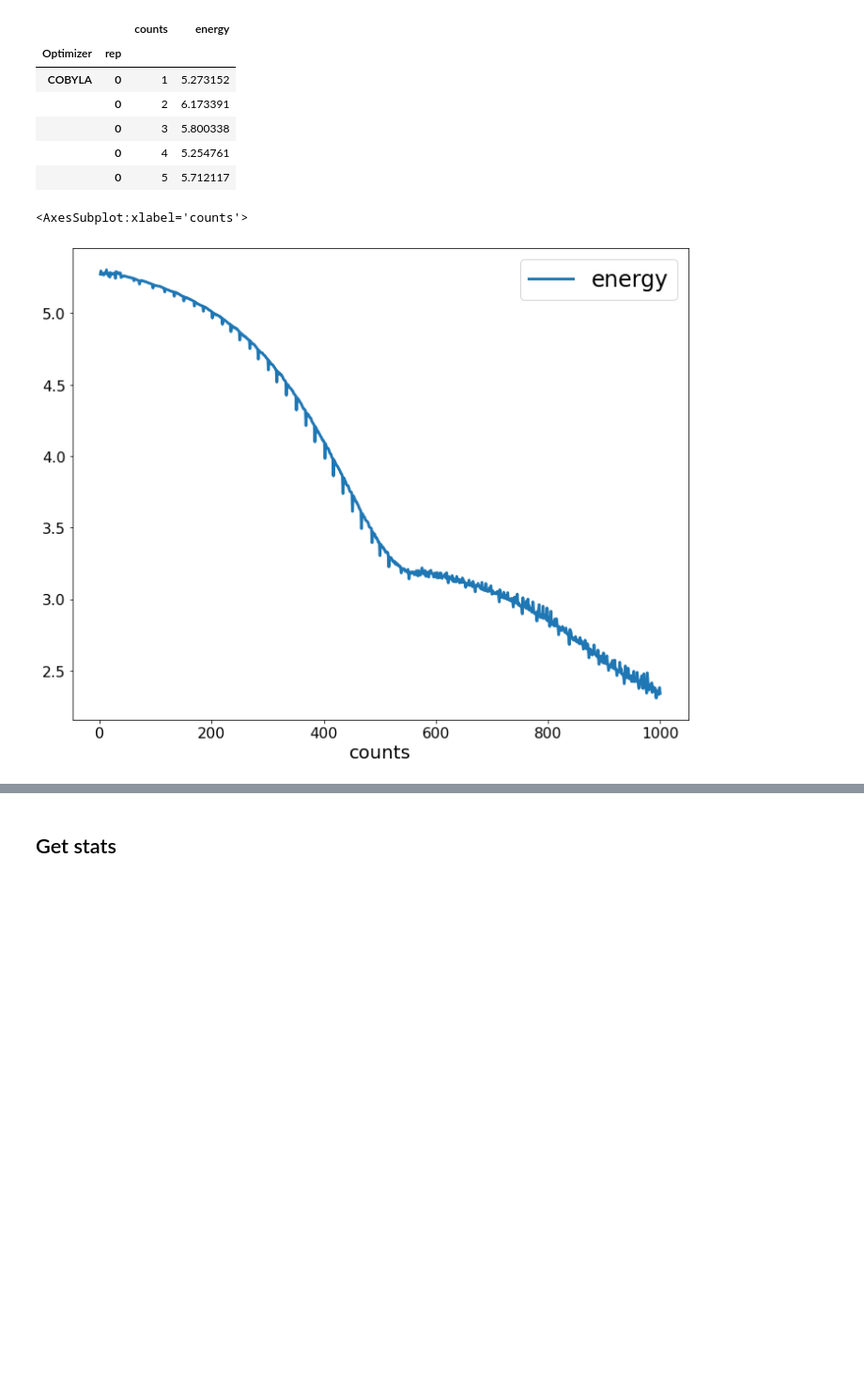
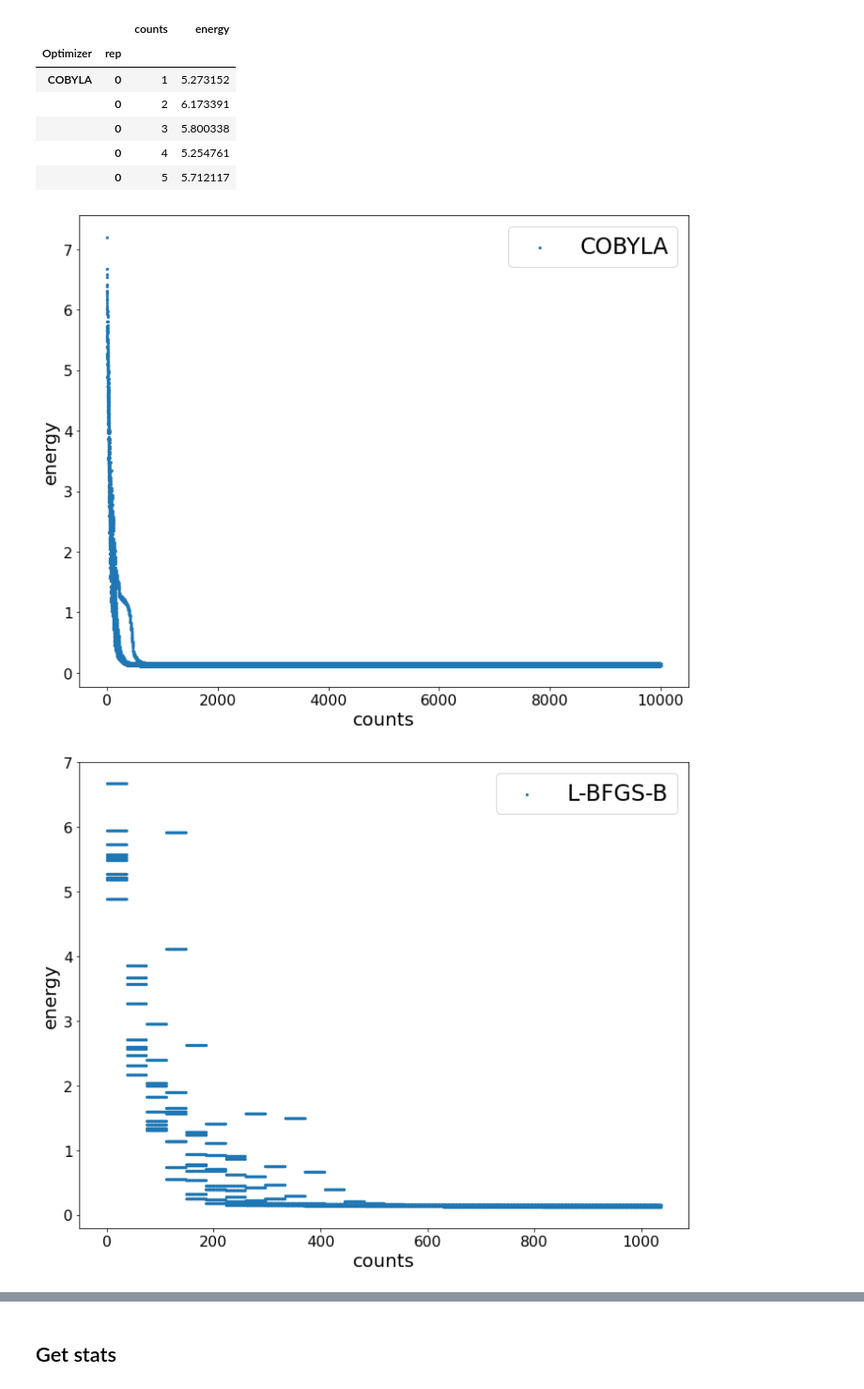
Before and after one commit to erinaldi/bmn2-qiskit, a Jupyter notebook: notebooks/00_figures.ipynb, the cells around one changed output, grey strips where cells are left out. Shown at 94% size. Drawn from its saved outputs; the diff is of its cells as text; code cells hidden in the pictures; blank space fills up the shorter version.

```diff
--- a/notebooks/00_figures.ipynb
+++ b/notebooks/00_figures.ipynb
@@ -65,7 +65,8 @@ result.head()
 |  | 0 | 4 | 5.254761 |
 |  | 0 | 5 | 5.712117 |
 # %%
-result.loc["NELDER-MEAD",0].plot(x='counts',y='energy')
+for o in opt_label:
+    result.loc[o].plot.scatter(x='counts',y='energy',marker=".",label=o)
 # %% [output]
-<AxesSubplot:xlabel='counts'>
-[figure, old version]
+[figure, new version]
+[figure, added]
```
Also changed, not shown: parts of 2 cells of this notebook, 2 other files.
